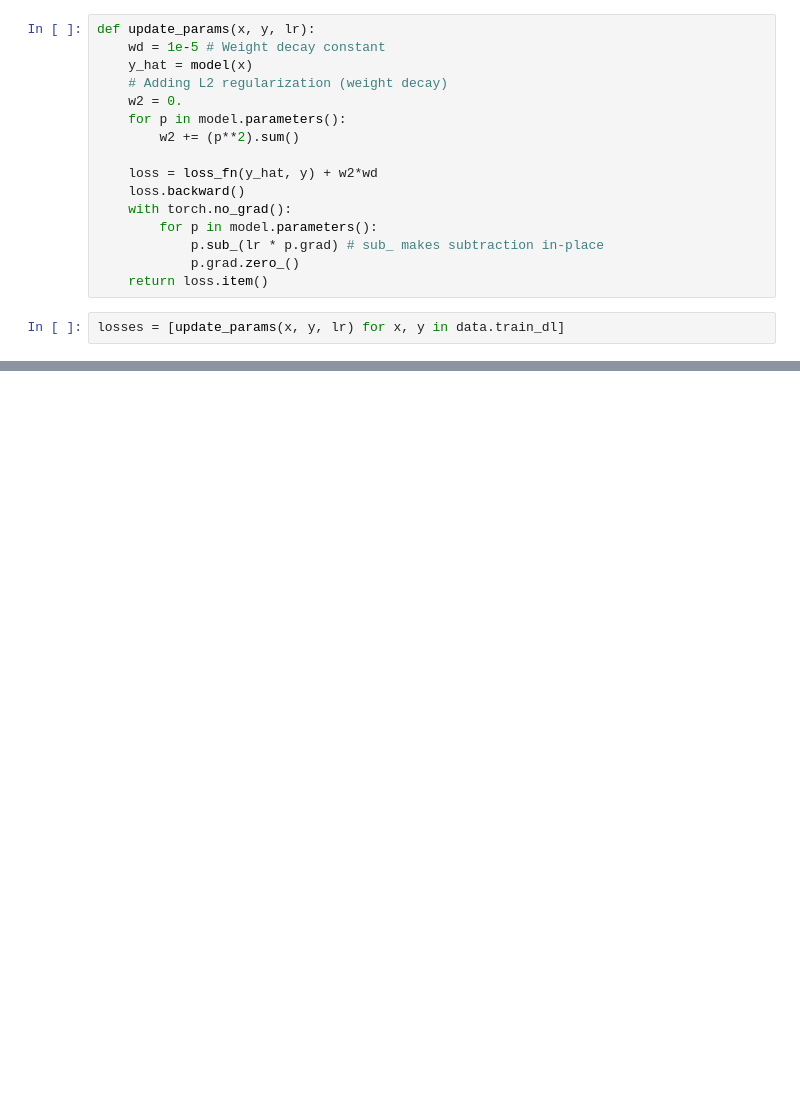
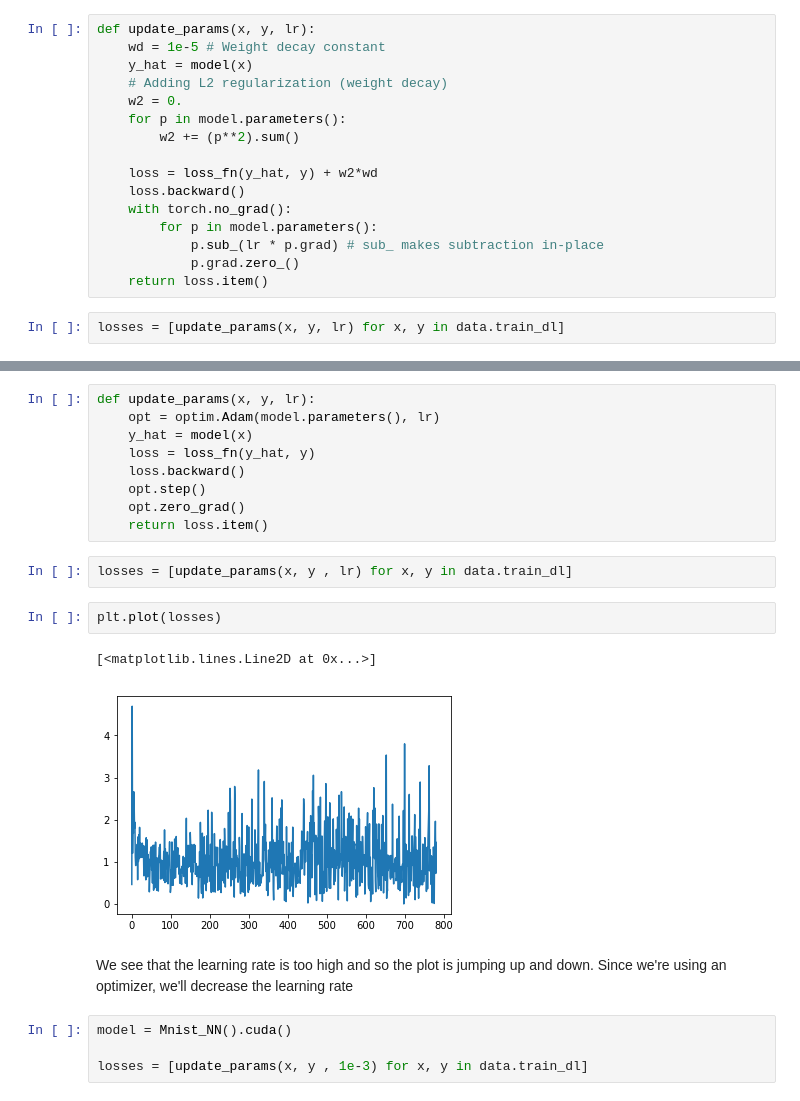
Before and after one commit to thelazyoxymoron/fastai-live-course, a Jupyter notebook: Lesson-5-sgd-mnist-experiments.ipynb, the cells around one changed output, grey strips where cells are left out. Saved outputs shown, nothing was run; the diff lists cells and outputs as text; blank space fills up the shorter version.

```diff
--- a/Lesson-5-sgd-mnist-experiments.ipynb
+++ b/Lesson-5-sgd-mnist-experiments.ipynb
@@ -140,0 +188,22 @@ plt.plot(losses)
+# %%
+def update_params(x, y, lr):
+    opt = optim.Adam(model.parameters(), lr)
+    y_hat = model(x)
+    loss = loss_fn(y_hat, y)
+    loss.backward()
+    opt.step()
+    opt.zero_grad()
+    return loss.item()
+# %%
+losses = [update_params(x, y , lr) for x, y in data.train_dl]
+# %%
+plt.plot(losses)
+# %% [output]
+[<matplotlib.lines.Line2D at 0x...>]
+[figure, added]
+# %% [markdown]
+We see that the learning rate is too high and so the plot is jumping up and down. Since we're using an optimizer, we'll decrease the learning rate
+# %%
+model = Mnist_NN().cuda()
+
+losses = [update_params(x, y , 1e-3) for x, y in data.train_dl]
```
Also changed, not shown: parts of 23 cells of this notebook.
